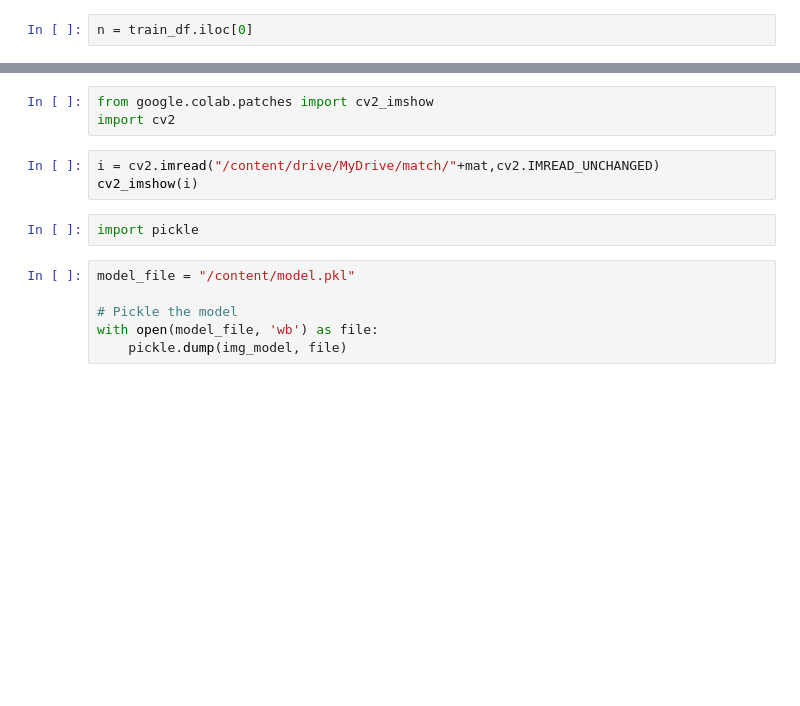
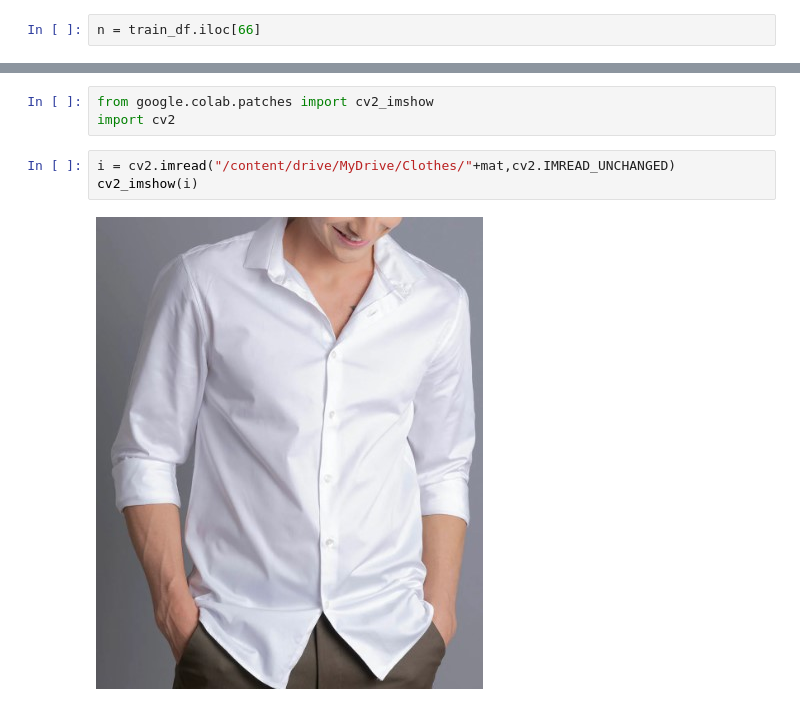
Before and after one commit to AkshayTries/FashionRec, a Jupyter notebook: Recommend.ipynb, the cells around one changed output, grey strips where cells are left out. Saved outputs shown, nothing was run; the diff lists cells and outputs as text; blank space fills up the shorter version.

```diff
--- a/Recommend.ipynb
+++ b/Recommend.ipynb
@@ -175,5 +187,5 @@ matches
 # %%
-n = train_df.iloc[0]
+n = train_df.iloc[66]
 # %%
 n
 # %% [output]
@@ -194,13 +205,7 @@ mat
 from google.colab.patches import cv2_imshow
 import cv2
 # %%
-i = cv2.imread("/content/drive/MyDrive/match/"+mat,cv2.IMREAD_UNCHANGED)
+i = cv2.imread("/content/drive/MyDrive/Clothes/"+mat,cv2.IMREAD_UNCHANGED)
 cv2_imshow(i)
+# %% [output]
+[figure, added]
-# %%
-import pickle
-# %%
-model_file = "/content/model.pkl"
-
-# Pickle the model
-with open(model_file, 'wb') as file:
-    pickle.dump(img_model, file)
```
Also changed, not shown: parts of 13 cells of this notebook.
